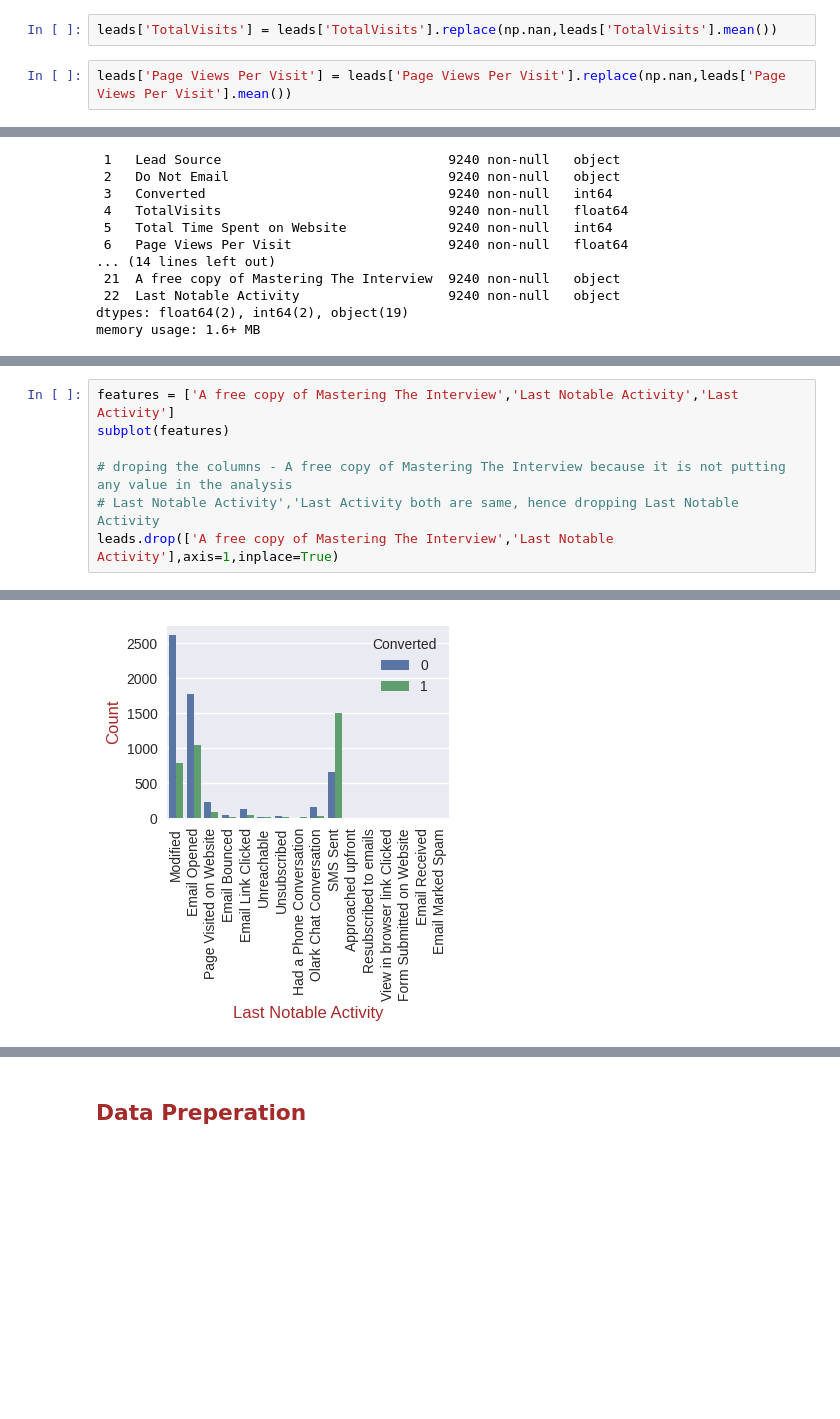
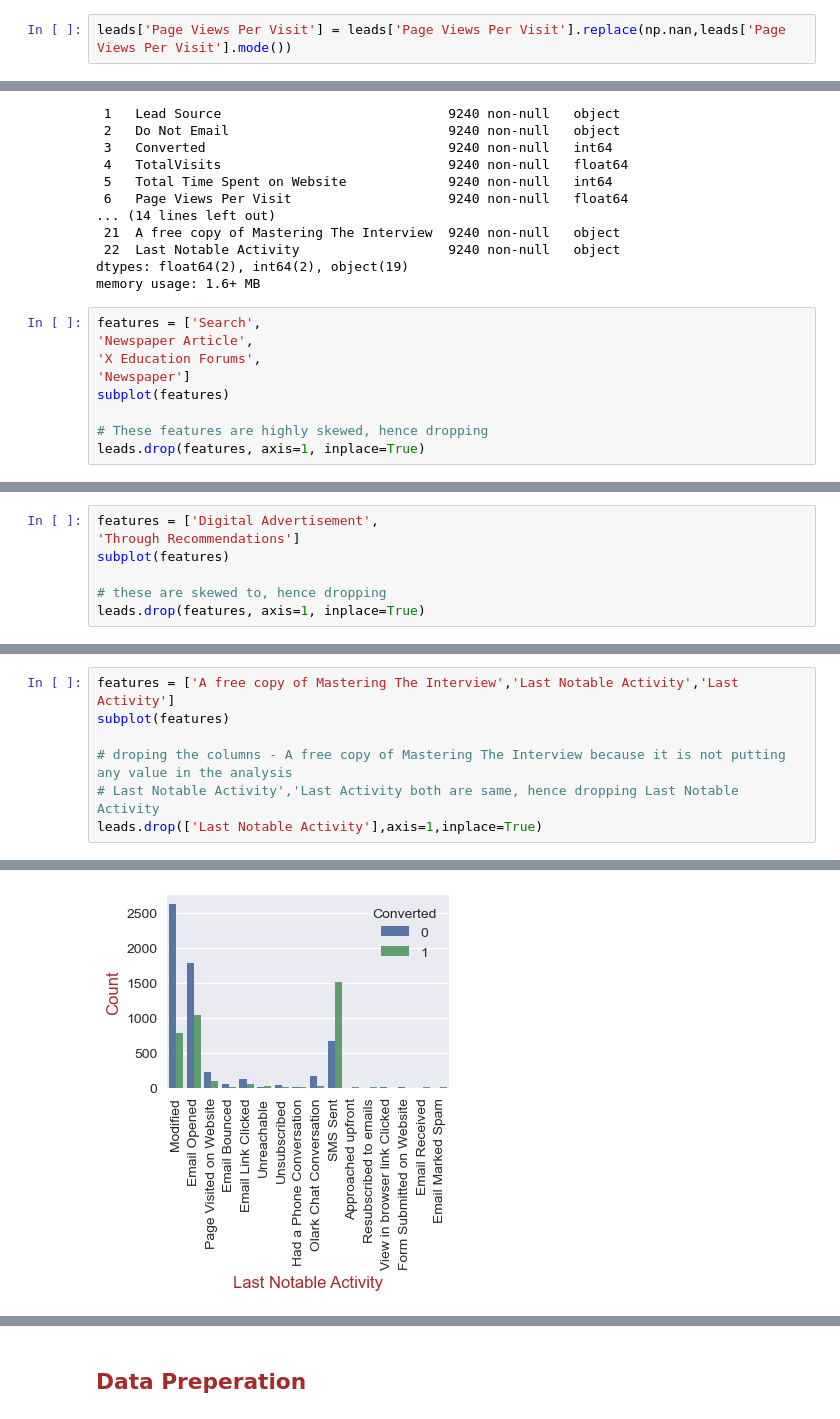
Before and after one commit to ankanroy92in/X_Education, a Jupyter notebook: X_Education.ipynb, the cells around one changed output, grey strips where cells are left out. Drawn from its saved outputs; the diff is of its cells as text; blank space fills up the shorter version.

```diff
--- a/X_Education.ipynb
+++ b/X_Education.ipynb
@@ -464,5 +491,3 @@ Page Views Per Visit    137
 dtype: int64
-# %%
-leads['TotalVisits'] = leads['TotalVisits'].replace(np.nan,leads['TotalVisits'].mean())
 # %%
-leads['Page Views Per Visit'] = leads['Page Views Per Visit'].replace(np.nan,leads['Page Views Per Visit'].mean())
+leads['Page Views Per Visit'] = leads['Page Views Per Visit'].replace(np.nan,leads['Page Views Per Visit'].mode())
@@ -647,3 +674,12 @@ Data columns (total 23 columns):
  22  Last Notable Activity                   9240 non-null   object
 dtypes: float64(2), int64(2), object(19)
 memory usage: 1.6+ MB
+# %%
+features = ['Search',
+'Newspaper Article',
+'X Education Forums',
+'Newspaper']
+subplot(features)
+
+# These features are highly skewed, hence dropping
+leads.drop(features, axis=1, inplace=True)
@@ -649,0 +711,7 @@ memory usage: 1.6+ MB
+# %%
+features = ['Digital Advertisement',
+'Through Recommendations']
+subplot(features)
+
+# these are skewed to, hence dropping
+leads.drop(features, axis=1, inplace=True)
@@ -662,5 +753,5 @@ subplot(features)
 
 # droping the columns - A free copy of Mastering The Interview because it is not putting any value in the analysis
 # Last Notable Activity','Last Activity both are same, hence dropping Last Notable Activity
-leads.drop(['A free copy of Mastering The Interview','Last Notable Activity'],axis=1,inplace=True)
+leads.drop(['Last Notable Activity'],axis=1,inplace=True)
 # %% [output]
@@ -668 +759 @@ leads.drop(['A free copy of Mastering The Interview','Last Notable Activity'],ax
-[figure, old version]
+[figure, new version]
```
Also changed, not shown: parts of 57 cells of this notebook.
